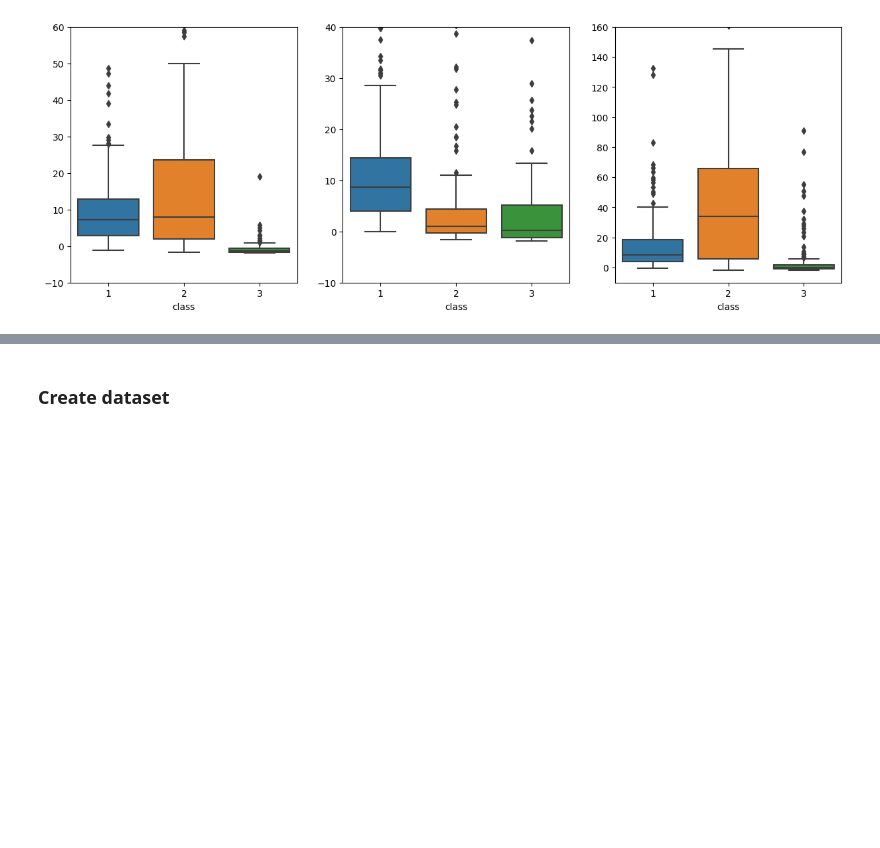
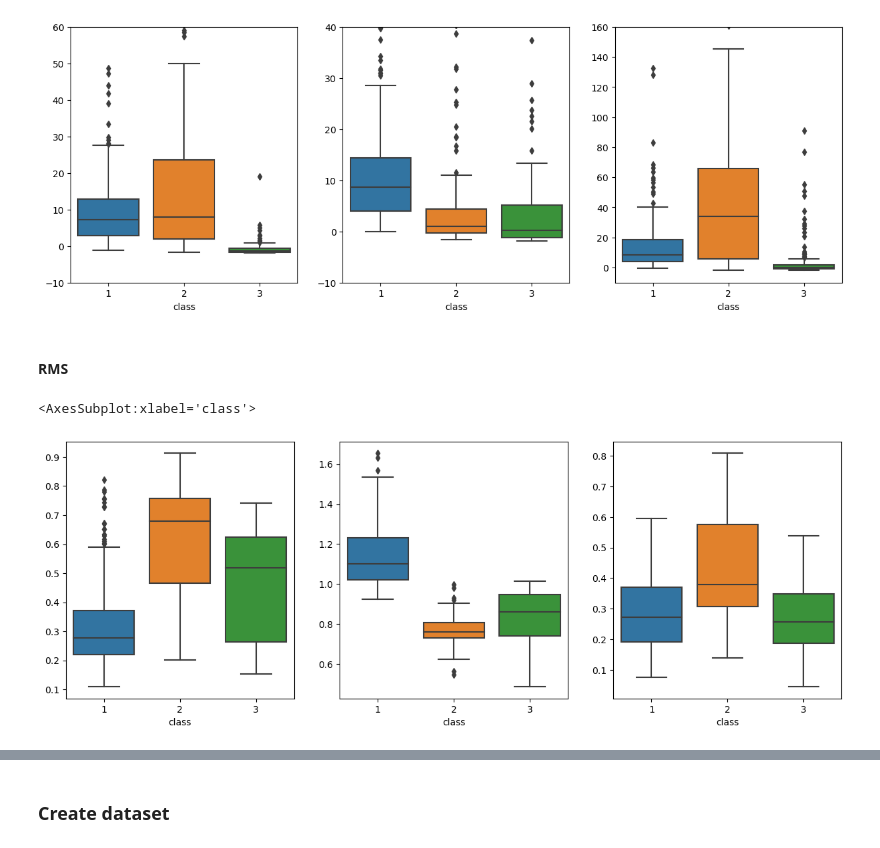
Before and after one commit to Vinavil334/SL4HD, a Jupyter notebook: The_Great_Giochini.ipynb, the cells around one changed output, grey strips where cells are left out. Cells and saved outputs as stored; diff of their text form; code cells hidden in the pictures; blank space fills up the shorter version.

```diff
--- a/The_Great_Giochini.ipynb
+++ b/The_Great_Giochini.ipynb
@@ -539,3 +536,25 @@ axs[2].set_ylim(-10,160)
 # %% [output]
 (-10.0, 160.0)
 [figure]
+# %% [markdown]
+#### RMS
+# %%
+rms_x = []
+rms_y = []
+rms_z = []
+
+for i in np.arange(len(li)):
+    rms_x.append(np.sqrt(np.mean(np.square(li[i].x))))
+    rms_y.append(np.sqrt(np.mean(np.square(li[i].y))))
+    rms_z.append(np.sqrt(np.mean(np.square(li[i].z))))
+
+fig, axs = plt.subplots(ncols=3, figsize=(15,5))
+
+sns.boxplot(x='class',y=rms_x,data=dfc,ax=axs[0])
+
+sns.boxplot(x='class',y=rms_y,data=dfc,ax=axs[1])
+
+sns.boxplot(x='class',y=rms_z,data=dfc,ax=axs[2])
+# %% [output]
+<AxesSubplot:xlabel='class'>
+[figure, added]
```
Also changed, not shown: parts of 21 cells of this notebook.
